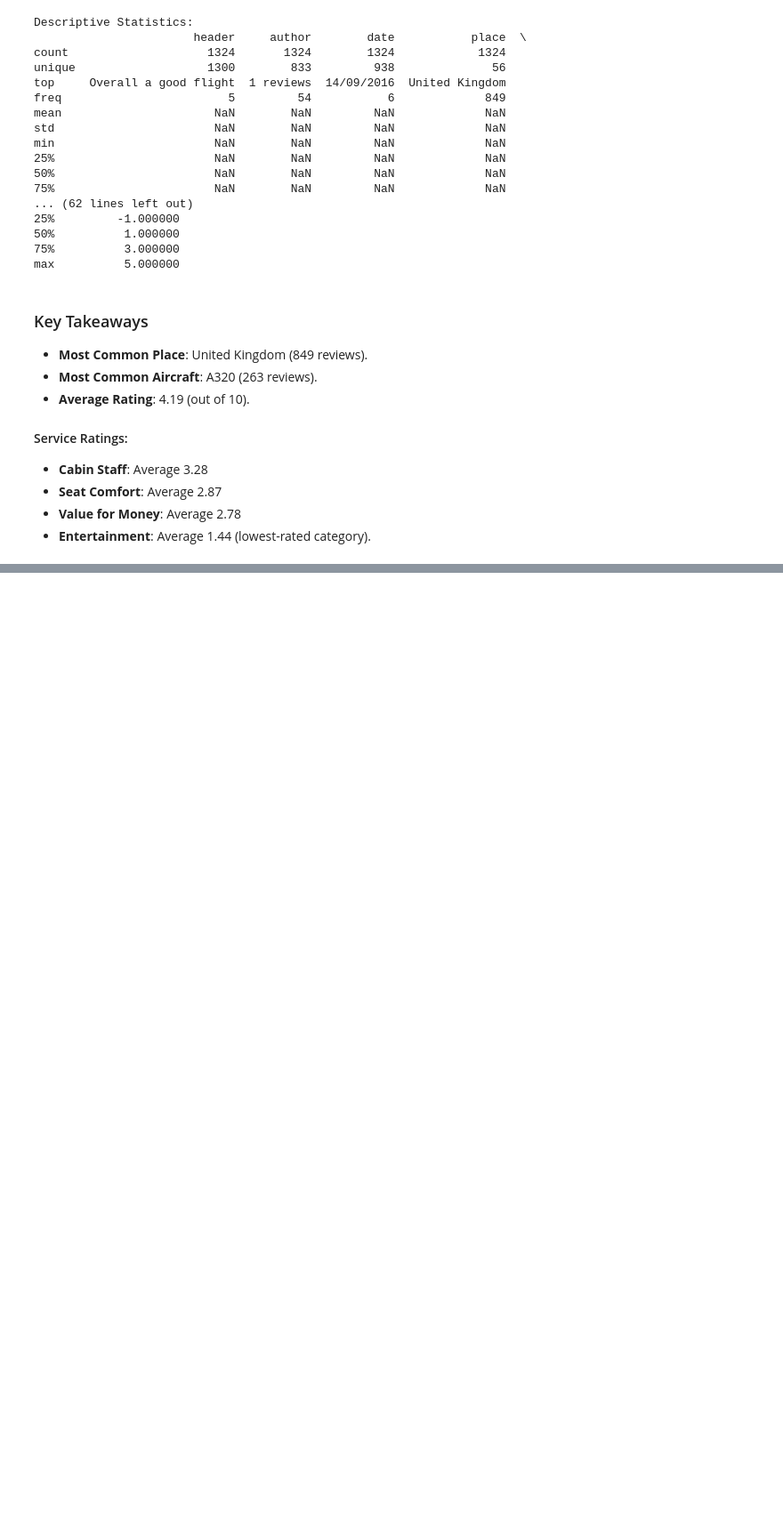
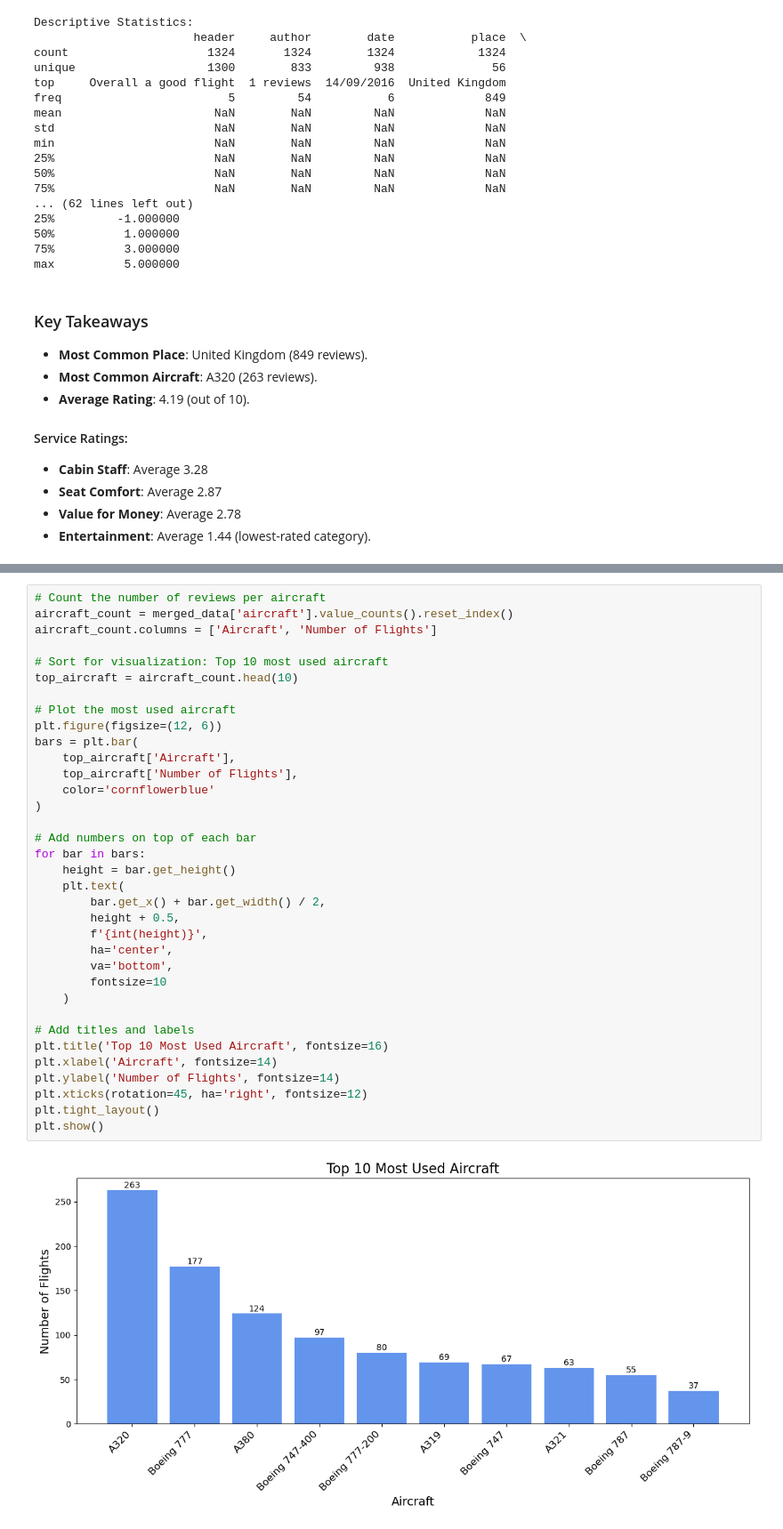
Before and after one commit to MuiruKamau/British-Airline-Reviews-Analysis, a Jupyter notebook: ba.ipynb, the cells around one changed output, grey strips where cells are left out. Shown at 89% size. Cells and saved outputs as stored; diff of their text form; blank space fills up the shorter version.

```diff
--- a/ba.ipynb
+++ b/ba.ipynb
@@ -158,0 +288,37 @@ max          5.000000
+# %%
+# Count the number of reviews per aircraft
+aircraft_count = merged_data['aircraft'].value_counts().reset_index()
+aircraft_count.columns = ['Aircraft', 'Number of Flights']
+
+# Sort for visualization: Top 10 most used aircraft
+top_aircraft = aircraft_count.head(10)
+
+# Plot the most used aircraft
+plt.figure(figsize=(12, 6))
+bars = plt.bar(
+    top_aircraft['Aircraft'],
+    top_aircraft['Number of Flights'],
+    color='cornflowerblue'
+)
+
+# Add numbers on top of each bar
+for bar in bars:
+    height = bar.get_height()
+    plt.text(
+        bar.get_x() + bar.get_width() / 2,
+        height + 0.5,
+        f'{int(height)}',
+        ha='center',
+        va='bottom',
+        fontsize=10
+    )
+
+# Add titles and labels
+plt.title('Top 10 Most Used Aircraft', fontsize=16)
+plt.xlabel('Aircraft', fontsize=14)
+plt.ylabel('Number of Flights', fontsize=14)
+plt.xticks(rotation=45, ha='right', fontsize=12)
+plt.tight_layout()
+plt.show()
+# %% [output]
+[figure, added]
```
Also changed, not shown: parts of 11 cells of this notebook.
